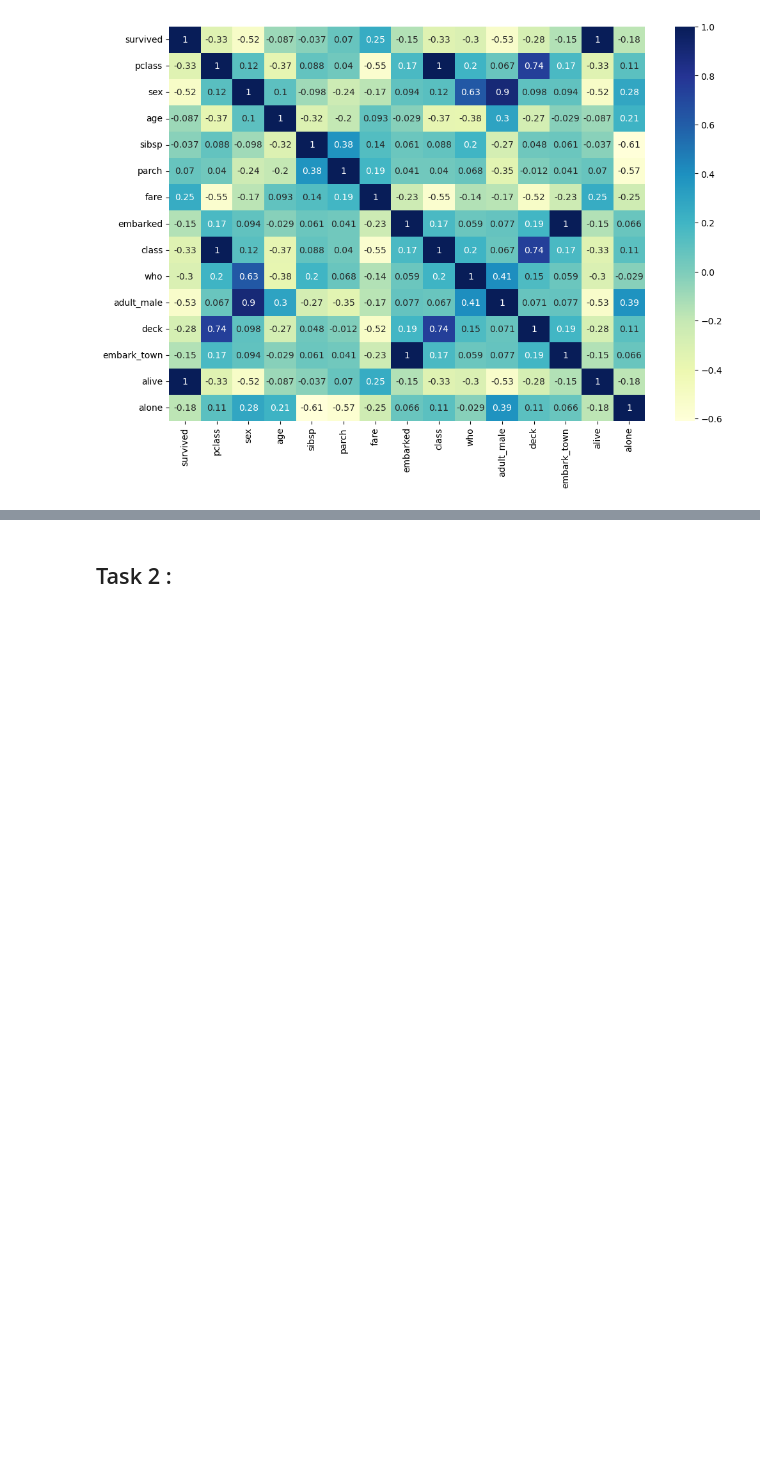
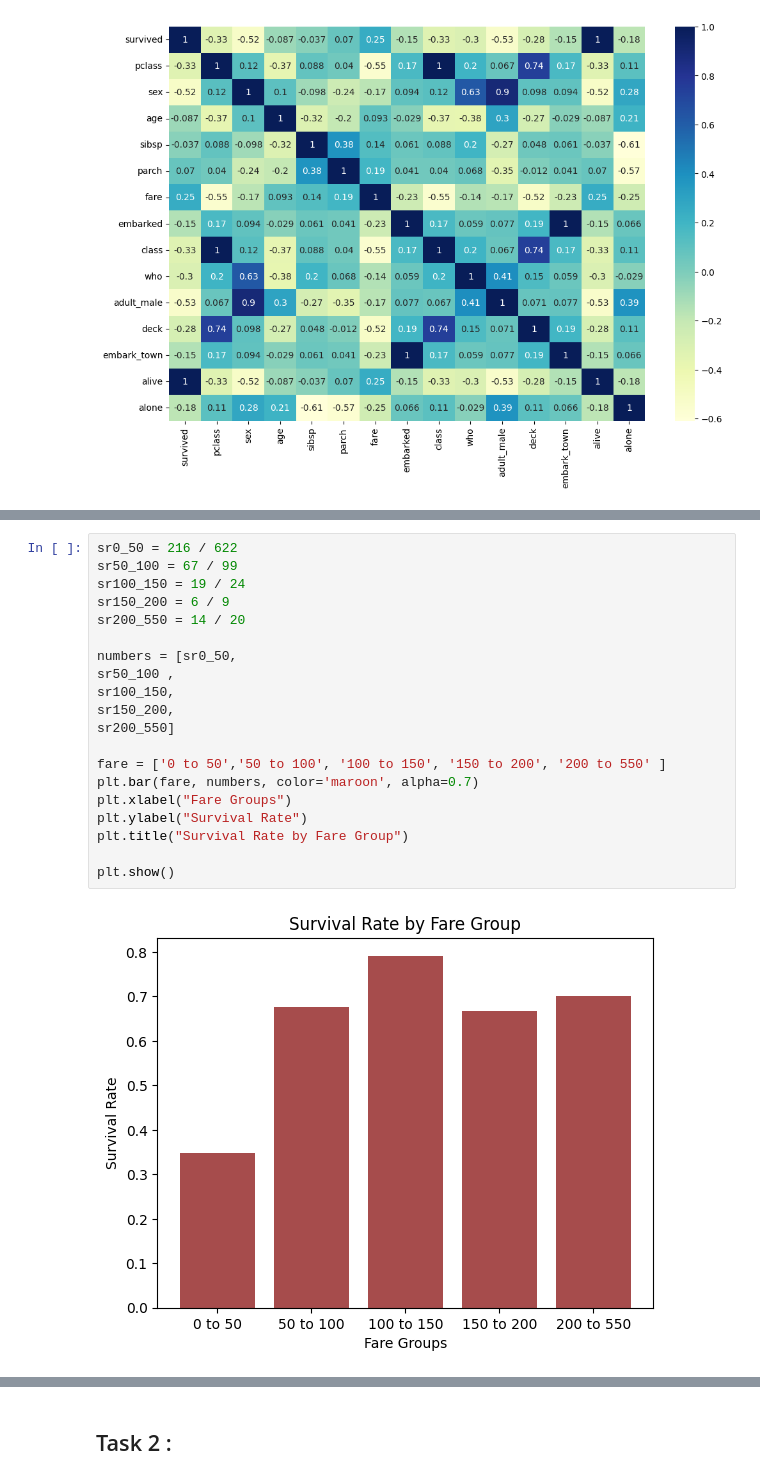
Before and after one commit to denezo/data-science-course, a Jupyter notebook: DS_CA2.ipynb, the cells around one changed output, grey strips where cells are left out. Saved outputs shown, nothing was run; the diff lists cells and outputs as text; blank space fills up the shorter version.

```diff
--- a/DS_CA2.ipynb
+++ b/DS_CA2.ipynb
@@ -717,0 +596,22 @@ Third     13.813731  13.200361
+# %%
+sr0_50 = 216 / 622
+sr50_100 = 67 / 99
+sr100_150 = 19 / 24
+sr150_200 = 6 / 9
+sr200_550 = 14 / 20
+
+numbers = [sr0_50,
+sr50_100 ,
+sr100_150,
+sr150_200,
+sr200_550]
+
+fare = ['0 to 50','50 to 100', '100 to 150', '150 to 200', '200 to 550' ]
+plt.bar(fare, numbers, color='maroon', alpha=0.7)
+plt.xlabel("Fare Groups")
+plt.ylabel("Survival Rate")
+plt.title("Survival Rate by Fare Group")
+
+plt.show()
+# %% [output]
+[figure, added]
```
Also changed, not shown: parts of 79 cells of this notebook.
